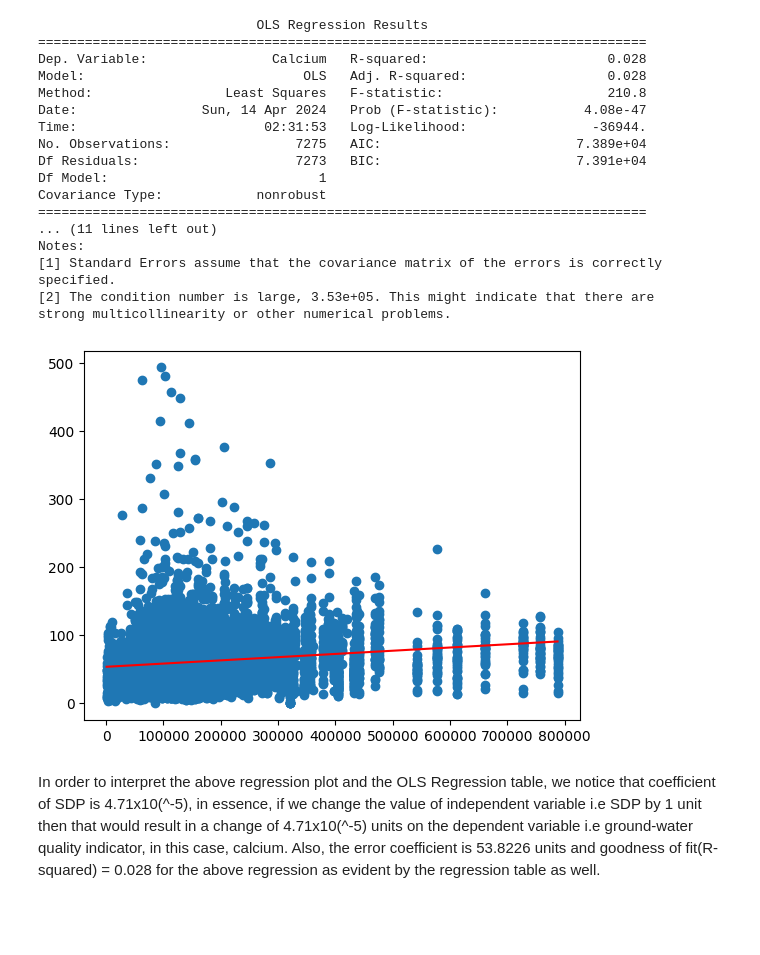
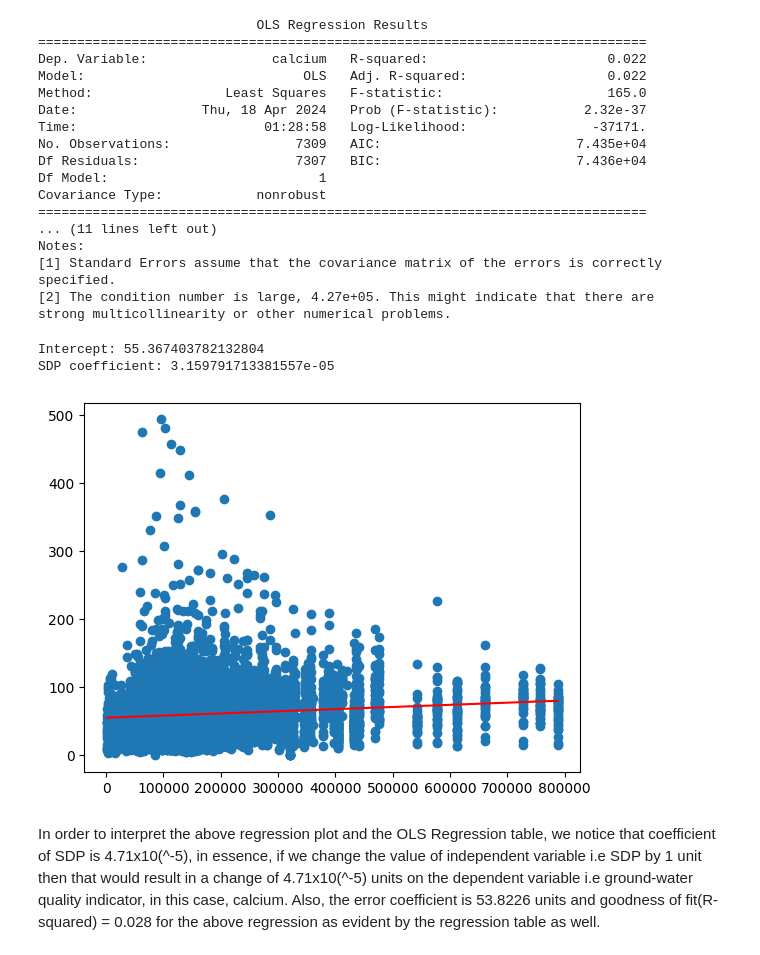
Before and after one commit to baljyot25/India-groundwater-economic-analysis, a Jupyter notebook: Analysis.ipynb, the cells around one changed output. Cells and saved outputs as stored; diff of their text form; code cells hidden in the pictures; blank space fills up the shorter version.

```diff
--- a/Analysis.ipynb
+++ b/Analysis.ipynb
@@ -128,18 +137,18 @@ import statsmodels.api as sm
 import pandas as pd
 
 # reading data from the csv
-data = pd.read_csv(r"C:\Users\HP\Desktop\GWQ&SDP.csv")
+data = pd.read_csv(r"out.csv")
 
 # Convert numeric columns to appropriate data type
 data['SDP'] = pd.to_numeric(data['SDP'], errors='coerce')
-data['Calcium'] = pd.to_numeric(data['Calcium'], errors='coerce')
+data['calcium'] = pd.to_numeric(data['calcium'], errors='coerce')
 
 # Drop rows with NaN values
-data.dropna(subset=['SDP', 'Calcium'], inplace=True)
+data.dropna(subset=['SDP', 'calcium'], inplace=True)
 
 # defining the variables
 x = data['SDP']
-y = data['Calcium']
+y = data['calcium']
 
 # adding the constant term
 x = sm.add_constant(x)
@@ -153,58 +162,70 @@ print(result.summary())
 # %% [output]
                             OLS Regression Results
 ==============================================================================
-Dep. Variable:                Calcium   R-squared:                       0.028
-Model:                            OLS   Adj. R-squared:                  0.028
-Method:                 Least Squares   F-statistic:                     210.8
-Date:                Sun, 14 Apr 2024   Prob (F-statistic):           4.08e-47
-Time:                        02:31:53   Log-Likelihood:                -36944.
-No. Observations:                7275   AIC:                         7.389e+04
-Df Residuals:                    7273   BIC:                         7.391e+04
+Dep. Variable:                calcium   R-squared:                       0.022
+Model:                            OLS   Adj. R-squared:                  0.022
+Method:                 Least Squares   F-statistic:                     165.0
+Date:                Thu, 18 Apr 2024   Prob (F-statistic):           2.32e-37
+Time:                        01:28:58   Log-Likelihood:                -37171.
+No. Observations:                7309   AIC:                         7.435e+04
+Df Residuals:                    7307   BIC:                         7.436e+04
 Df Model:                           1
 Covariance Type:            nonrobust
 ==============================================================================
 ... (11 lines left out)
 Notes:
 [1] Standard Errors assume that the covariance matrix of the errors is correctly specified.
-[2] The condition number is large, 3.53e+05. This might indicate that there are
+[2] The condition number is large, 4.27e+05. This might indicate that there are
 strong multicollinearity or other numerical problems.
+# %%
+intercept = result.params[0]
+
+# Get the SDP coefficient
+sdp_coefficient = result.params['SDP']
+
+# Print the coefficients
+print(f"Intercept: {intercept}")
+print(f"SDP coefficient: {sdp_coefficient}")
+# %% [output]
+Intercept: 55.367403782132804
+SDP coefficient: 3.159791713381557e-05
 # %%
 import pandas as pd
 import matplotlib.pyplot as plt
 import numpy as np
 
 # reading data from the csv
-data = pd.read_csv(r"C:\Users\HP\Desktop\GWQ&SDP.csv")
+data = pd.read_csv(r"Excels\GWQ_SDP.csv")
 
 # Clean data and convert to numeric
 data['SDP'] = pd.to_numeric(data['SDP'], errors='coerce')
 data['Calcium'] = pd.to_numeric(data['Calcium'], errors='coerce')
 
 # Drop rows with NaN values
 data.dropna(subset=['SDP', 'Calcium'], inplace=True)
 
 # plotting the original values
 x = data['SDP']
 y = data['Calcium']
 plt.scatter(x, y)
 
 # finding the maximum and minimum
 # values of x, to get the
 # range of data
 max_x = x.max()
 min_x = x.min()
 
 # range of values for plotting
 # the regression line
 x_values = np.arange(min_x, max_x, 1)
 
 # the substituted equation
-y_values = 0.00004718 * x_values + 53.8226
+y_values = sdp_coefficient* x_values + intercept
 
 # plotting the regression line
 plt.plot(x_values, y_values, 'r')
 plt.show()
 # %% [output]
-[figure, old version]
+[figure, new version]
 # %% [markdown]
 In order to interpret the above regression plot and the OLS Regression table, we notice that coefficient of SDP is 4.71x10(^-5), in essence, if we change the value of independent variable i.e SDP by 1 unit then that would result in a change of 4.71x10(^-5) units on the dependent variable i.e ground-water quality indicator, in this case, calcium. Also, the error coefficient is 53.8226 units and goodness of fit(R-squared) = 0.028 for the above regression as evident by the regression table as well.
```
Also changed, not shown: parts of 6 cells of this notebook, 2 other files.
